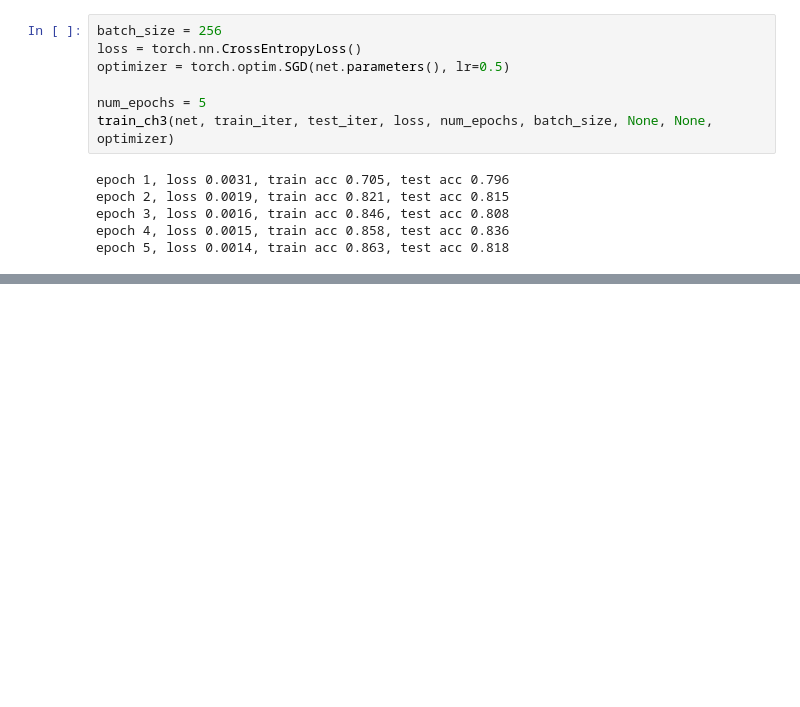
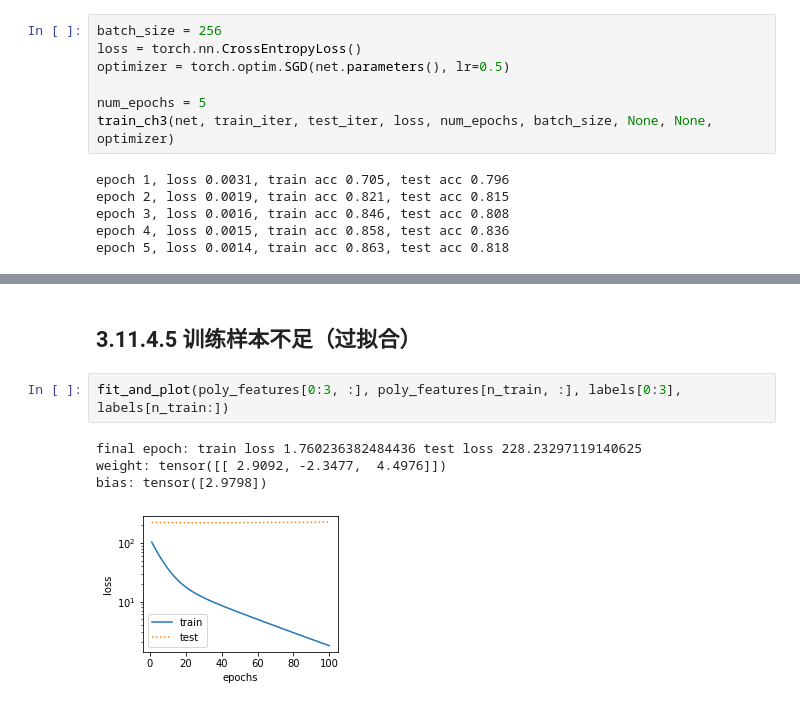
Before and after one commit to lllhhh/DeepLearningNotes, a Jupyter notebook: 动手学深度学习/2、深度学习基础.ipynb, the cells around one changed output, grey strips where cells are left out. Saved outputs shown, nothing was run; the diff lists cells and outputs as text; blank space fills up the shorter version.

```diff
--- a/动手学深度学习/2、深度学习基础.ipynb
+++ b/动手学深度学习/2、深度学习基础.ipynb
@@ -776,0 +858,9 @@ epoch 5, loss 0.0014, train acc 0.863, test acc 0.818
+# %% [markdown]
+## 3.11.4.5 训练样本不足（过拟合）
+# %%
+fit_and_plot(poly_features[0:3, :], poly_features[n_train, :], labels[0:3], labels[n_train:])
+# %% [output]
+final epoch: train loss 1.760236382484436 test loss 228.23297119140625
+weight: tensor([[ 2.9092, -2.3477,  4.4976]])
+bias: tensor([2.9798])
+[figure, added]
```
Also changed, not shown: parts of 13 cells of this notebook.
